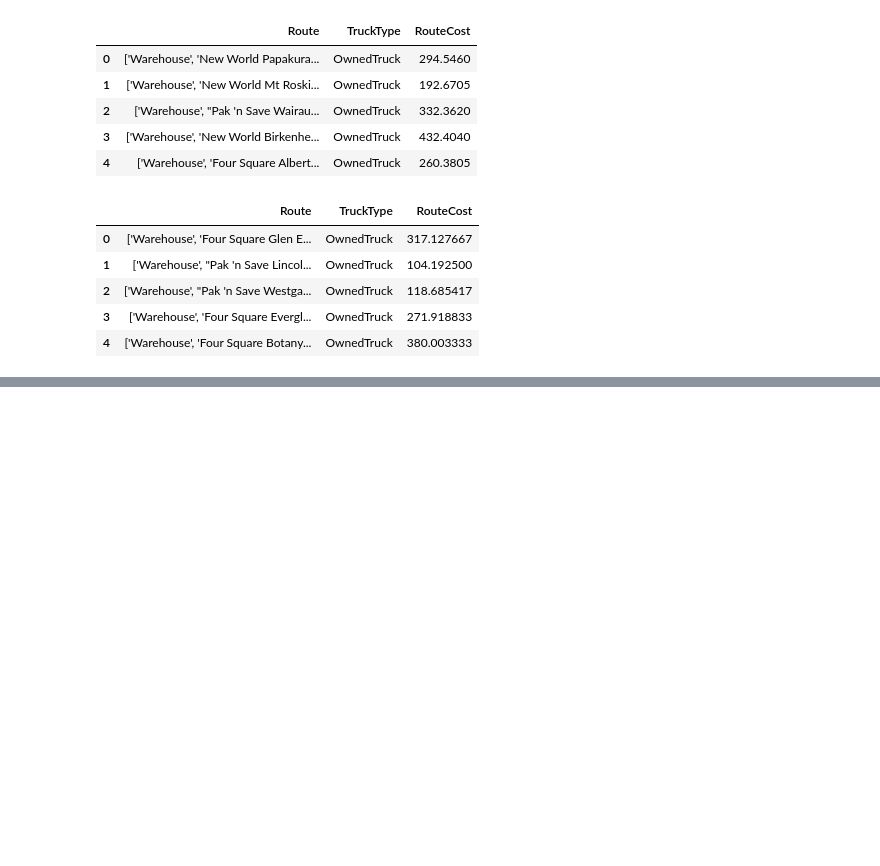
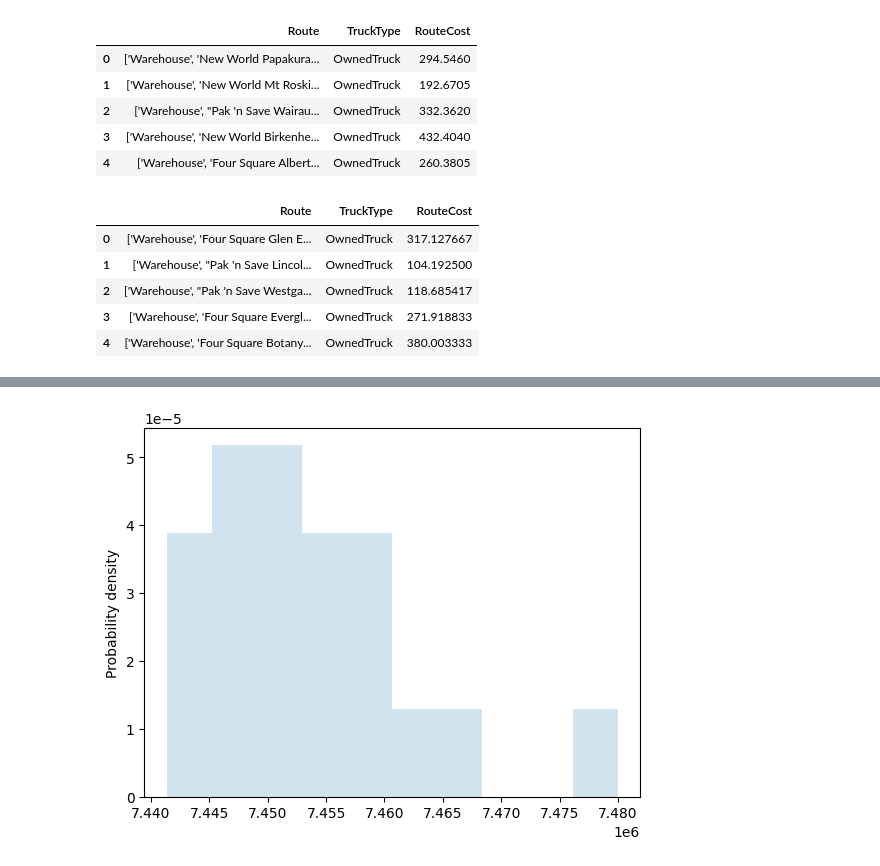
Before and after one commit to aguo921/engsci263-or-project, a Jupyter notebook: simulation/five_year_planning.ipynb, the cells around one changed output, grey strips where cells are left out. Saved outputs shown, nothing was run; the diff lists cells and outputs as text; code cells hidden in the pictures; blank space fills up the shorter version.

```diff
--- a/simulation/five_year_planning.ipynb
+++ b/simulation/five_year_planning.ipynb
@@ -119,3 +143,7 @@ costs.head()
+# %%
+plot_pdf(costs.OneExtraTruck)
+# %% [output]
+[figure, added]
 # %%
 pivoted_costs = costs.melt(var_name="Simulation", value_name="Cost")
 sns.boxplot(x="Simulation", y="Cost", data=pivoted_costs)
```
Also changed, not shown: parts of 8 cells of this notebook.
